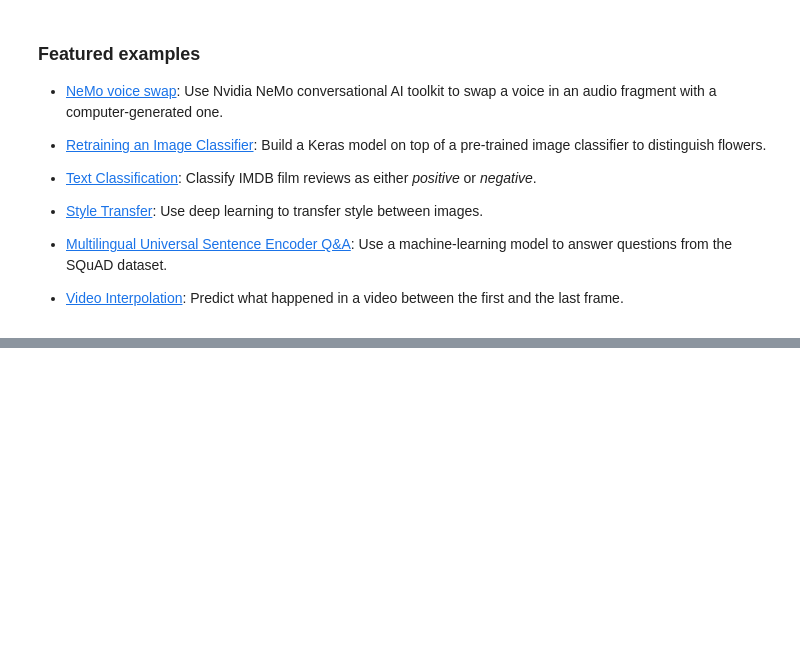
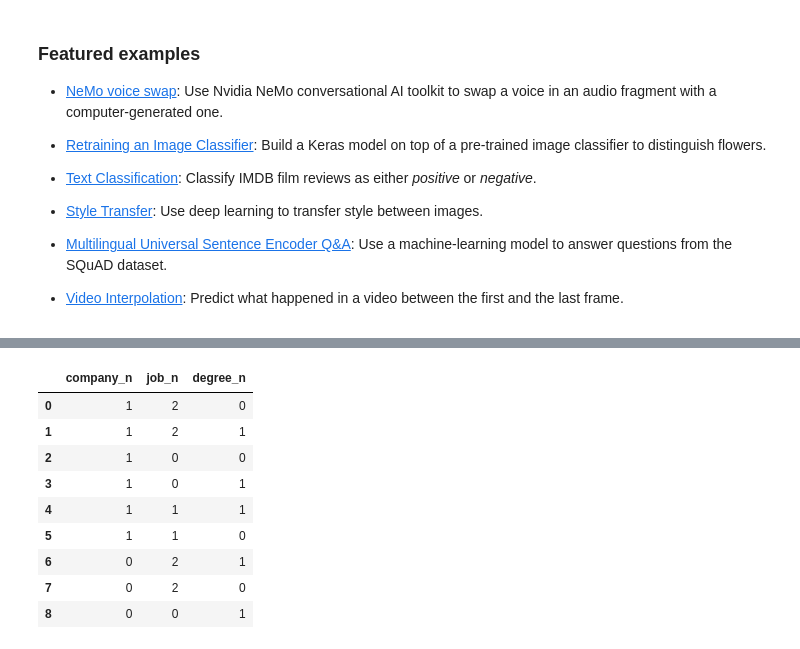
Before and after one commit to Jimin987/Inshaa, a Jupyter notebook: Welcome_to_Colaboratory.ipynb, the cells around one changed output, grey strips where cells are left out. Saved outputs shown, nothing was run; the diff lists cells and outputs as text; code cells hidden in the pictures; blank space fills up the shorter version.

```diff
--- a/Welcome_to_Colaboratory.ipynb
+++ b/Welcome_to_Colaboratory.ipynb
@@ -151,8 +151,7 @@ These are a few of the notebooks from Google's online machine learning course. S
 - <a href="https://tensorflow.org/hub/tutorials/retrieval_with_tf_hub_universal_encoder_qa">Multilingual Universal Sentence Encoder Q&amp;A</a>: Use a machine-learning model to answer questions from the SQuAD dataset.
 - <a href="https://tensorflow.org/hub/tutorials/tweening_conv3d">Video Interpolation</a>: Predict what happened in a video between the first and the last frame.
 # %%
-import numpy as np
 import pandas as pd
-f =pd.read_csv('data.csv')
-print(f)
+df = pd.read_csv("datass.csv")
+df.head()
 # %% [output]
@@ -443,0 +164,27 @@ price
+# %%
+from sklearn.preprocessing import LabelEncoder
+
+inputs = df.drop('salary_more_then_100k',axis ='columns')
+target= df['salary_more_then_100k']
+
+le_company = LabelEncoder()
+le_job = LabelEncoder()
+le_degree = LabelEncoder()
+
+inputs['company_n'] = le_company.fit_transform(inputs['Company'])
+inputs['job_n'] = le_job.fit_transform(inputs['job'])
+inputs['degree_n'] = le_degree.fit_transform(inputs['degree'])
+# %%
+inputs_n = inputs.drop(['Company','job','degree'],axis='columns')
+inputs_n
+# %% [output]
+|  | company_n | job_n | degree_n |
+| 0 | 1 | 2 | 0 |
+| 1 | 1 | 2 | 1 |
+| 2 | 1 | 0 | 0 |
+| 3 | 1 | 0 | 1 |
+| 4 | 1 | 1 | 1 |
+| 5 | 1 | 1 | 0 |
+| 6 | 0 | 2 | 1 |
+| 7 | 0 | 2 | 0 |
+| 8 | 0 | 0 | 1 |
```
Also changed, not shown: parts of 20 cells of this notebook.
